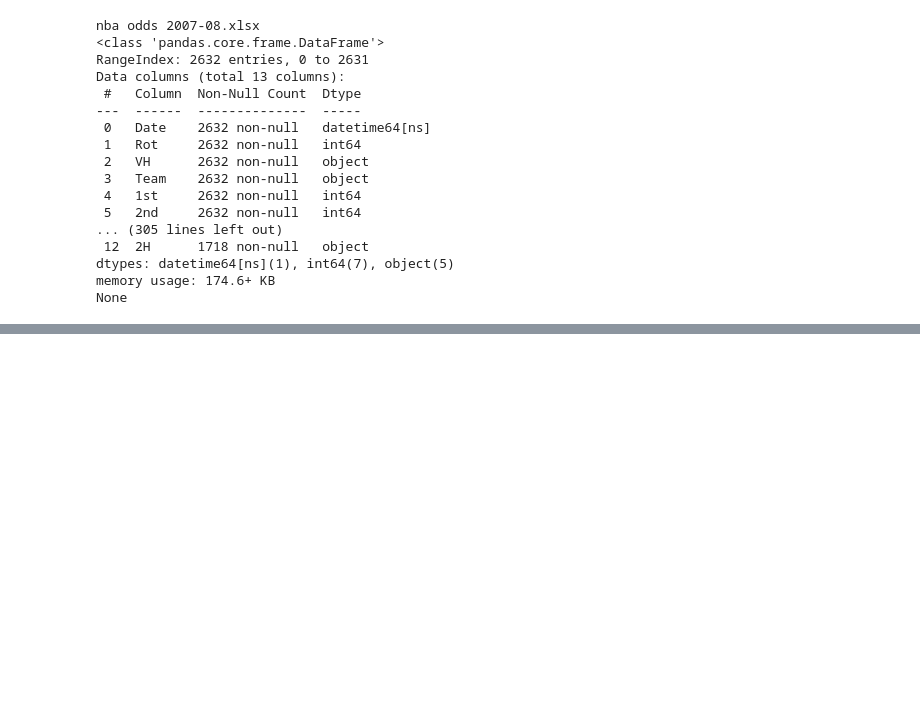
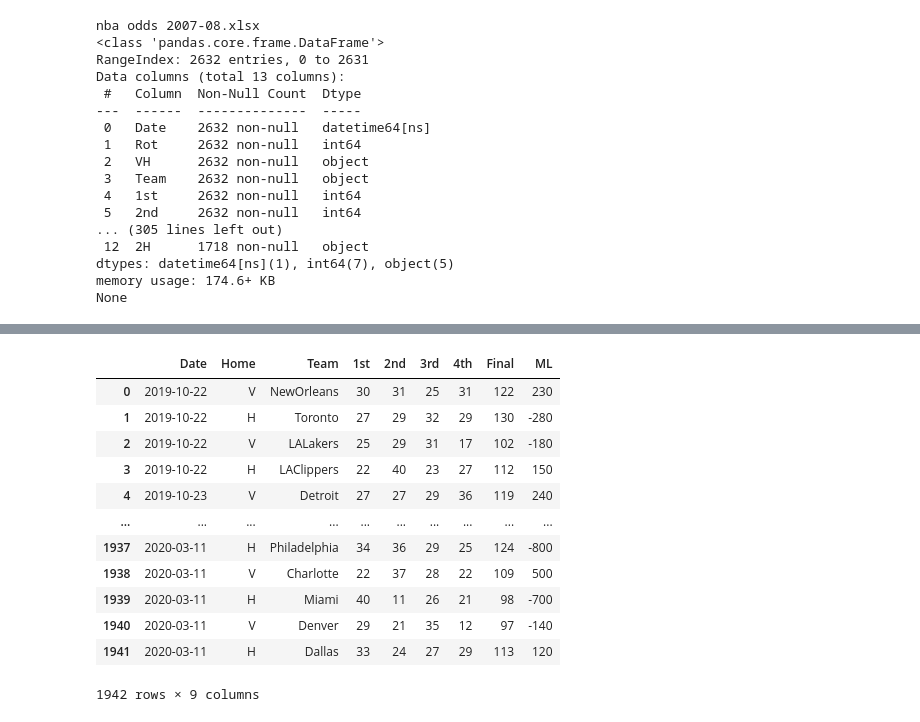
Before and after one commit to LMastro99/Sports-Betting-Module, a Jupyter notebook: season-data/cleaning/process/Season_Data_Cleaning.ipynb, the cells around one changed output, grey strips where cells are left out. Drawn from its saved outputs; the diff is of its cells as text; code cells hidden in the pictures; blank space fills up the shorter version.

```diff
--- a/season-data/cleaning/process/Season_Data_Cleaning.ipynb
+++ b/season-data/cleaning/process/Season_Data_Cleaning.ipynb
@@ -79,9 +84,9 @@ See the caveats in the documentation: https://pandas.pydata.org/pandas-docs/stab
   del sys.path[0]
 # %%
 # View All Season Data Info
-for i in range(len(season_data)):
-  print(needed_files[i])
-  print(season_data[i].info())
+for s in range(len(season_data)):
+  print(needed_files[s])
+  print(season_data[s].info())
   print()
 # %% [output]
 nba odds 2007-08.xlsx
@@ -102,18 +107,18 @@ dtypes: datetime64[ns](1), int64(7), object(5)
 memory usage: 174.6+ KB
 None
 # %%
-# Drop ['Rot'] and ['2H'] Columns from each Season's Data
+# Drop ['Rot'], ['Open'], and ['2H'] Columns from each Season's Data
 for s in range(len(season_data)):
-  season_data[s].drop(columns = ['Rot', '2H'], inplace = True)
+  season_data[s].drop(columns = ['Rot', 'Open', 'Close', '2H'], inplace = True)
 # %%
 # Rename ['VH'] to ['Home'] for each Season
 for s in range(len(season_data)):
   season_data[s].rename(columns = {'VH' : 'Home'}, inplace = True)
 # %%
 # View All Season Data Info
-for i in range(len(season_data)):
-  print(needed_files[i])
-  print(season_data[i].info())
+for s in range(len(season_data)):
+  print(needed_files[s])
+  print(season_data[s].info())
   print()
 # %% [output]
 nba odds 2007-08.xlsx
@@ -135 +140,13 @@ memory usage: 147.8+ KB
 None
+# %%
+# Drop Neutral Games to a Separate DataFrame "Layer"
+neutral_games_list = []
+for s in range(len(season_data)):
+  current_season = season_data[s]
+  neutral_games = pd.DataFrame(current_season[current_season['Home'] == 'N'])
+  num_neutral_games = len(pd.DataFrame(neutral_games))
+  if (num_neutral_games > 0):
+    season_data[s] = current_season.append(neutral_games).drop_duplicates(keep=False)
+  neutral_games_list.append(neutral_games)
+
+neutral_games_list
@@ -135,0 +171,16 @@ None
+# %%
+season_data[-2]
+# %% [output]
+|  | Date | Home | Team | 1st | 2nd | 3rd | 4th | Final | ML |
+| 0 | 2019-10-22 | V | NewOrleans | 30 | 31 | 25 | 31 | 122 | 230 |
+| 1 | 2019-10-22 | H | Toronto | 27 | 29 | 32 | 29 | 130 | -280 |
+| 2 | 2019-10-22 | V | LALakers | 25 | 29 | 31 | 17 | 102 | -180 |
+| 3 | 2019-10-22 | H | LAClippers | 22 | 40 | 23 | 27 | 112 | 150 |
+| 4 | 2019-10-23 | V | Detroit | 27 | 27 | 29 | 36 | 119 | 240 |
+| ... | ... | ... | ... | ... | ... | ... | ... | ... | ... |
+| 1937 | 2020-03-11 | H | Philadelphia | 34 | 36 | 29 | 25 | 124 | -800 |
+| 1938 | 2020-03-11 | V | Charlotte | 22 | 37 | 28 | 22 | 109 | 500 |
+| 1939 | 2020-03-11 | H | Miami | 40 | 11 | 26 | 21 | 98 | -700 |
+| 1940 | 2020-03-11 | V | Denver | 29 | 21 | 35 | 12 | 97 | -140 |
+| 1941 | 2020-03-11 | H | Dallas | 33 | 24 | 27 | 29 | 113 | 120 |
+1942 rows × 9 columns
```
Also changed, not shown: parts of 8 cells of this notebook.
